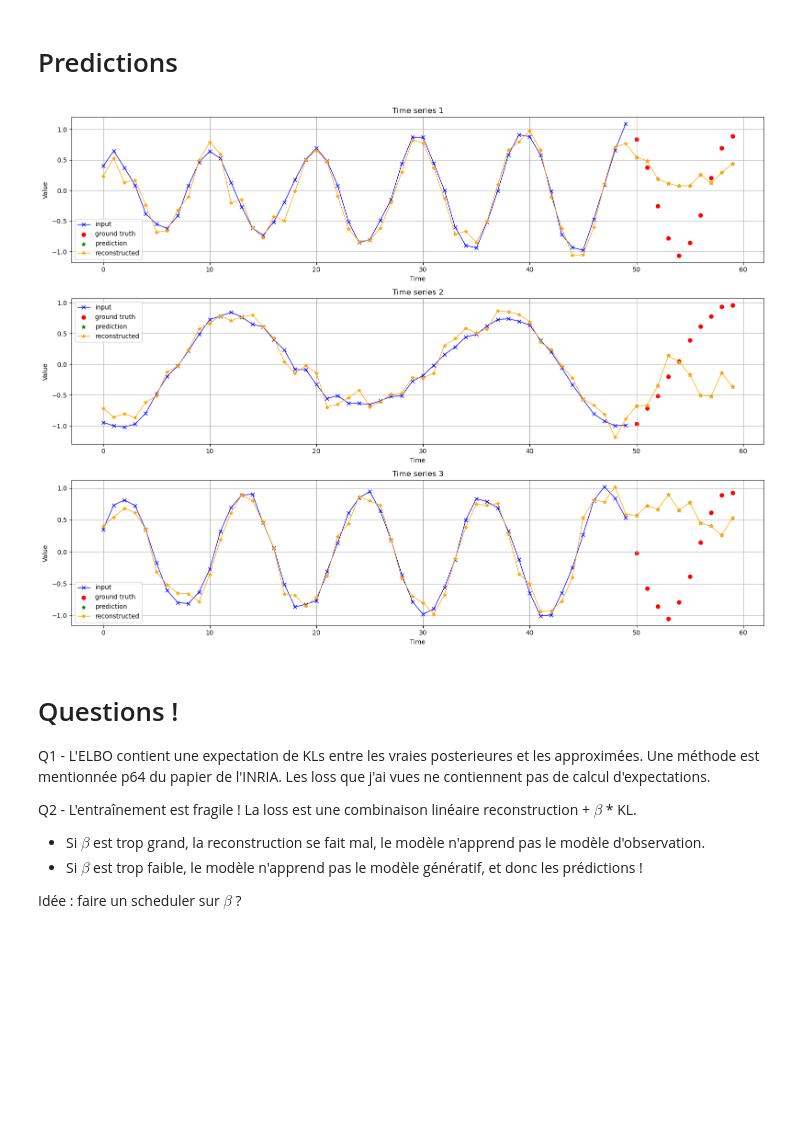
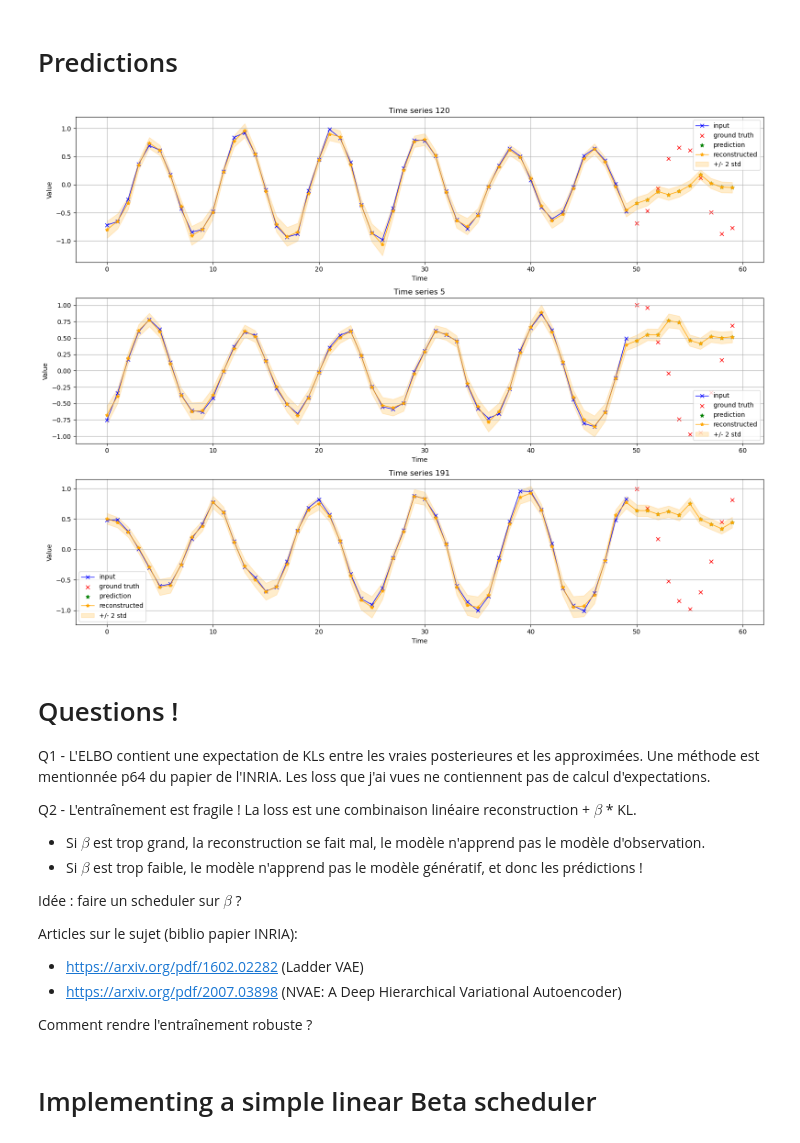
Before and after one commit to BenjaminDeporte/MVA_Stage, a Jupyter notebook: Train_DKF.ipynb, the cells around one changed output. Saved outputs shown, nothing was run; the diff lists cells and outputs as text; code cells hidden in the pictures; blank space fills up the shorter version.

Commit message:
Tests parametres entrainement, beta scheduler

```diff
--- a/Train_DKF.ipynb
+++ b/Train_DKF.ipynb
@@ -762,14 +762,13 @@ class DeepKalmanFilter(nn.Module):
             # compute the parameters of the observation distribution
             mu_x_s, logvar_x_s = self.decoder(sampled_z_t_s)
 
-            # use mu_x as the reconstructed x
-            x_hat = mu_x_s
-
             # Start with the last inferred latent state
             z_pred = sampled_z_t_s[-1:, :, :]
 
             # Start to predict x at the end of the given sequence
             predictions = torch.zeros(num_steps, batch_size, self.input_dim).to(self.device)
+            logvar_predictions = torch.zeros(num_steps, batch_size, self.input_dim).to(self.device)
+
             for s in range(num_steps):
                 # Get the parameters (mean and variance) of the transition
                 # distribution p(z_t|z_{t-1})
@@ -778,12 +777,14 @@ class DeepKalmanFilter(nn.Module):
                 # Sample from p(z_t|z_{t-1}) distribution
                 z_pred = self.sampler(z_pred_mean, z_pred_logvar)
 
-                x_pred, _ = self.decoder(z_pred)
+                x_pred, logvar_x_pred = self.decoder(z_pred)
 
                 predictions[s,:,:] = x_pred
+                logvar_predictions[s,:,:] = logvar_x_pred
 
         # Append predictions to the reconstructed x
-        full_x = torch.cat([x_hat, predictions], dim=0)
+        full_x = torch.cat([mu_x_s, predictions], dim=0)
+        full_logvar_x = torch.cat([logvar_x_s, logvar_predictions], dim=0)
 
-        return predictions, full_x
+        return predictions, logvar_predictions, full_x, full_logvar_x
 # %% [markdown]
@@ -1160,35 +1222,7 @@ plt.show()
 # %%
-N_SAMPLES = 3
-
-fig, axs = plt.subplots(N_SAMPLES, 1, figsize=(16, 4 * N))
-for i in range(N):
-    input = torch.tensor(X_valid[i], device=device).unsqueeze(1).unsqueeze(2)
-    # print(f"input shape : {input.shape}")
-    target = torch.tensor(y_valid[i], device=device)
-    target = target.cpu().detach().numpy()
-    predictions, all_xs = dkf.predict(input, n_ahead)
-    # print(f"predictions shape : {predictions.shape}")
-    predictions = predictions.squeeze().cpu().detach().numpy()
-    all_xs = all_xs.squeeze().cpu().detach().numpy()
-
-    axs[i].plot(input.squeeze().cpu().detach().numpy(), color='blue', marker="x", linewidth=1, label="input")
-
-    futures = np.arange(n_steps, n_steps+n_ahead)
-    axs[i].scatter(futures, target, color='red', marker="o", linewidth=1, label="ground truth")
-    axs[i].scatter(futures, predictions, color='green', marker="*", linewidth=1, label="prediction")
-
-    all_times = np.arange(n_steps+n_ahead)
-    axs[i].plot(all_times, all_xs, color='orange', marker="*", linewidth=1, label="reconstructed")
-
-    axs[i].set_title(f"Time series {i+1}")
-    axs[i].set_xlabel("Time")
-    axs[i].set_ylabel("Value")
-    axs[i].legend()
-    axs[i].grid(True)
-plt.tight_layout()
-plt.show()
+sample_predictions(N_SAMPLES=3, model=dkf)
 # %% [output]
-[figure, old version]
+[figure, new version]
 # %% [markdown]
 # Questions !
 
@@ -1199,3 +1233,11 @@ Q2 - L'entraînement est fragile ! La loss est une combinaison linéaire reconst
 - Si $\beta$ est trop faible, le modèle n'apprend pas le modèle génératif, et donc les prédictions !
 
 Idée : faire un scheduler sur $\beta$ ?
+
+Articles sur le sujet (biblio papier INRIA):
+- https://arxiv.org/pdf/1602.02282 (Ladder VAE)
+- https://arxiv.org/pdf/2007.03898 (NVAE: A Deep Hierarchical Variational Autoencoder)
+
+Comment rendre l'entraînement robuste ?
+# %% [markdown]
+# Implementing a simple linear Beta scheduler
```
Also changed, not shown: parts of 19 cells of this notebook.
